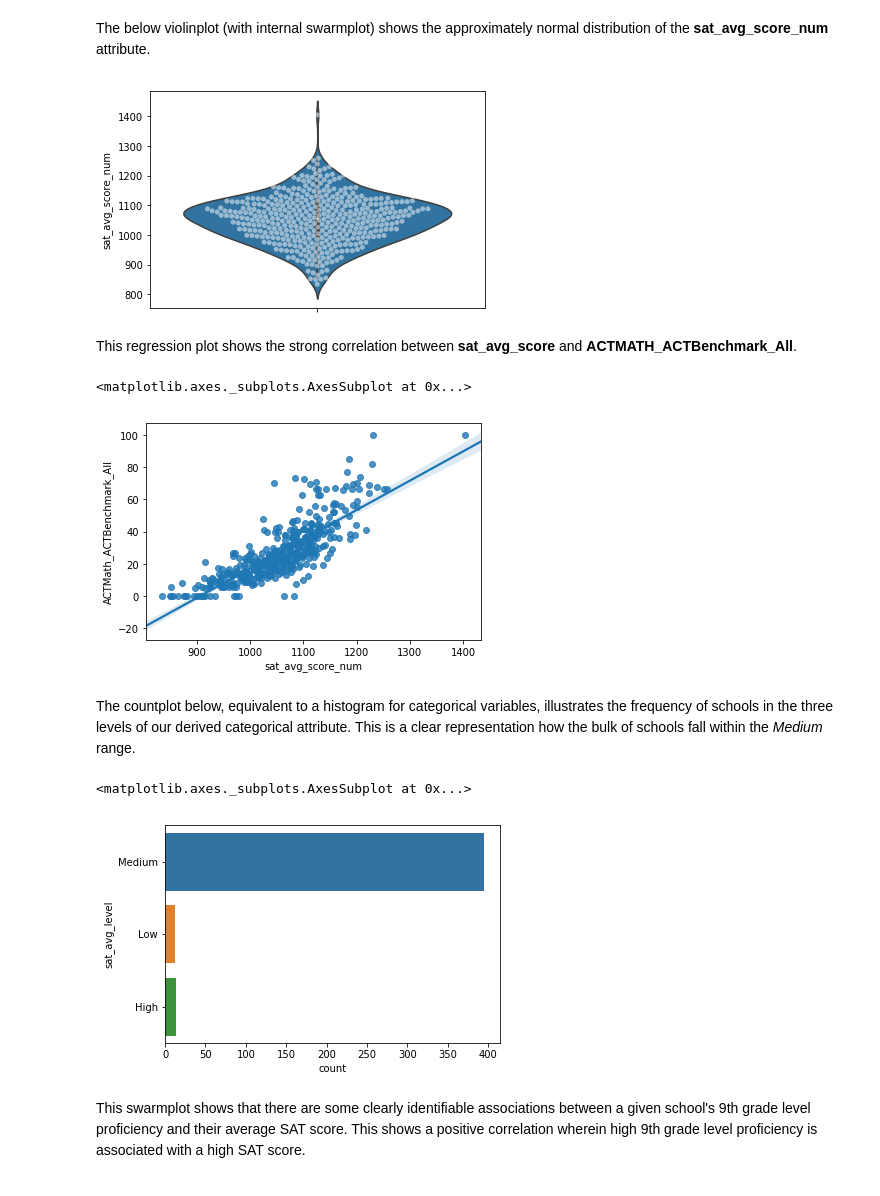
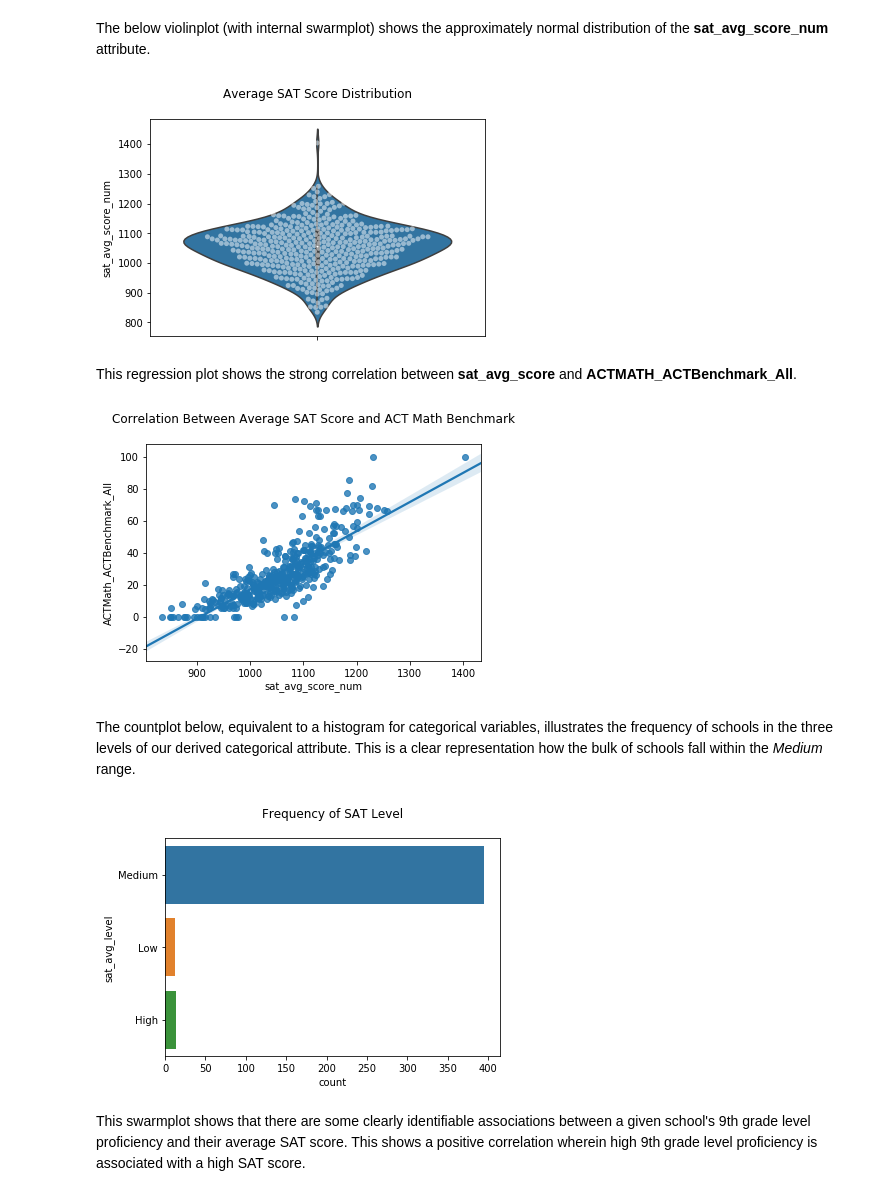
Before and after one commit to jeffweltman/MSDS7331, a Jupyter notebook: Jeff - NC Education - Data Quality and Explore Joint Attributes.ipynb, the cells around one changed output. Cells and saved outputs as stored; diff of their text form; code cells hidden in the pictures.

```diff
--- a/Jeff - NC Education - Data Quality and Explore Joint Attributes.ipynb
+++ b/Jeff - NC Education - Data Quality and Explore Joint Attributes.ipynb
@@ -174,29 +178,37 @@ Name: sat_avg_score_num, Length: 393, dtype: float64
 The below violinplot (with internal swarmplot) shows the approximately normal distribution of the **sat_avg_score_num** attribute.
 # %%
 import seaborn as sns
+import matplotlib.pyplot as ply
 
-sns.violinplot( y=ml_hs_2017_final["sat_avg_score_num"])
-sns.swarmplot(y="sat_avg_score_num", data=ml_hs_2017_final, color="w", alpha=.5);
+sat_violin = sns.violinplot( y=ml_hs_2017_final["sat_avg_score_num"])
+sat_swarm = sns.swarmplot(y="sat_avg_score_num", data=ml_hs_2017_final, color="w", alpha=.5);
+
+sat_violin.set_title("Average SAT Score Distribution\n")
+ply.show()
 # %% [output]
-[figure, old version]
+[figure, new version]
 # %% [markdown]
 This regression plot shows the strong correlation between **sat_avg_score** and **ACTMATH_ACTBenchmark_All**.
 # %%
 import seaborn as sns
+import matplotlib.pyplot as ply
 
-sns.regplot(x="sat_avg_score_num", y="ACTMath_ACTBenchmark_All", x_jitter=.05, data=ml_hs_2017_final)
+sat_actmath = sns.regplot(x="sat_avg_score_num", y="ACTMath_ACTBenchmark_All", x_jitter=.05, data=ml_hs_2017_final)
+sat_actmath.set_title("Correlation Between Average SAT Score and ACT Math Benchmark\n")
+ply.show()
 # %% [output]
-<matplotlib.axes._subplots.AxesSubplot at 0x...>
-[figure, old version]
+[figure, new version]
 # %% [markdown]
 The countplot below, equivalent to a histogram for categorical variables, illustrates the frequency of schools in the three levels of our derived categorical attribute. This is a clear representation how the bulk of schools fall within the *Medium* range.
 # %%
 import seaborn as sns
+import matplotlib.pyplot as ply
 
-sns.countplot(y=ml_hs_2017_final["sat_avg_level"])
+sat_level = sns.countplot(y=ml_hs_2017_final["sat_avg_level"])
+sat_level.set_title("Frequency of SAT Level\n")
+ply.show()
 # %% [output]
-<matplotlib.axes._subplots.AxesSubplot at 0x...>
-[figure, old version]
+[figure, new version]
 # %% [markdown]
 This swarmplot shows that there are some clearly identifiable associations between a given school's 9th grade level proficiency and their average SAT score. This shows a positive correlation wherein high 9th grade level proficiency is associated with a high SAT score.
 # %%
```
Also changed, not shown: parts of 8 cells of this notebook.
